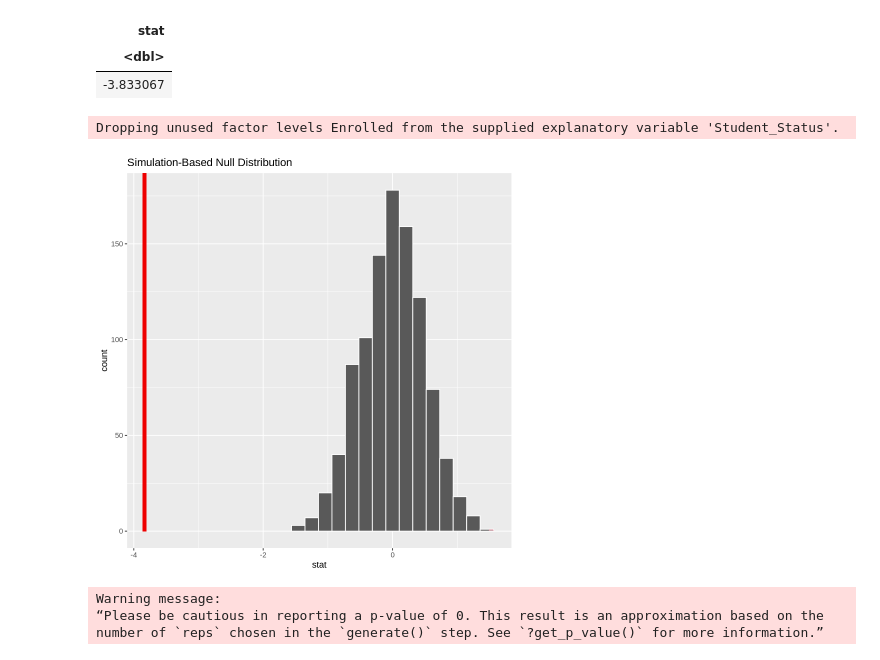
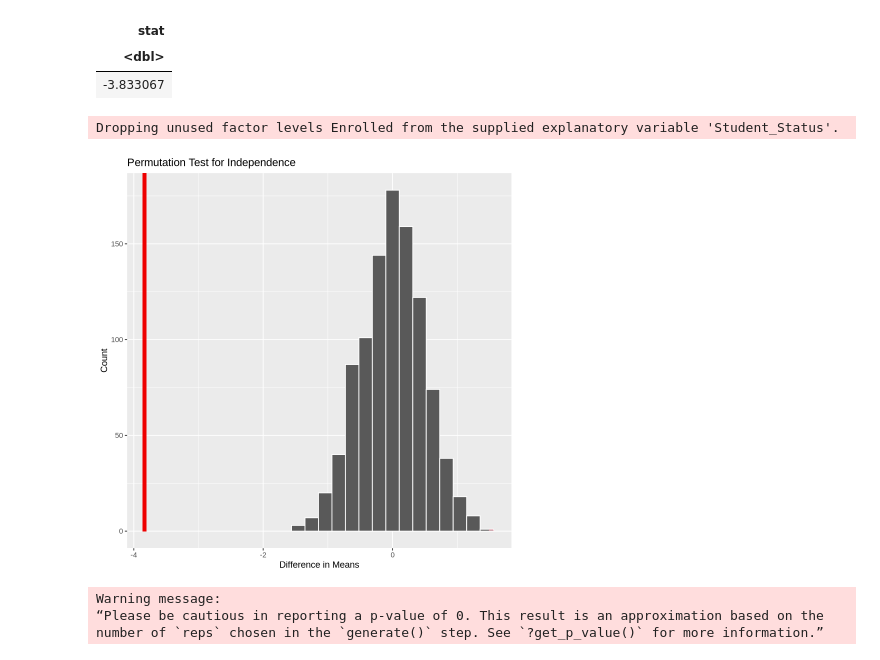
Before and after one commit to yui-ubc/stat-201-2023w1-group-20, a Jupyter notebook: finalProject.ipynb, the cells around one changed output. Cells and saved outputs as stored; diff of their text form; code cells hidden in the pictures.

```diff
--- a/finalProject.ipynb
+++ b/finalProject.ipynb
@@ -104,18 +107,21 @@ A infer: 1 × 1
 # %%
 set.seed(2023);
 
 null_dist <- dropout_pop %>%
   specify(Admission_Grade ~ Student_Status) %>%
   hypothesize(null="independence") %>%
   generate(type="permute", reps = 1000) %>%
   calculate(stat = "diff in means", order = c("Dropout", "Graduate"))
 
 null_dist %>%
   visualize() +
-  shade_p_value(obs_stat = test_stat, direction = "both")
+  shade_p_value(obs_stat = test_stat, direction = "both") +
+  labs(title = "Permutation Test for Independence",
+             x = "Difference in Means",
+             y = "Count")
 # %% [output]
 Dropping unused factor levels Enrolled from the supplied explanatory variable 'Student_Status'.
-[figure, old version]
+[figure, new version]
 # %%
 p_value <- null_dist %>%
   get_pvalue(obs_stat = test_stat, direction = "both")
```
Also changed, not shown: parts of 2 cells of this notebook.
